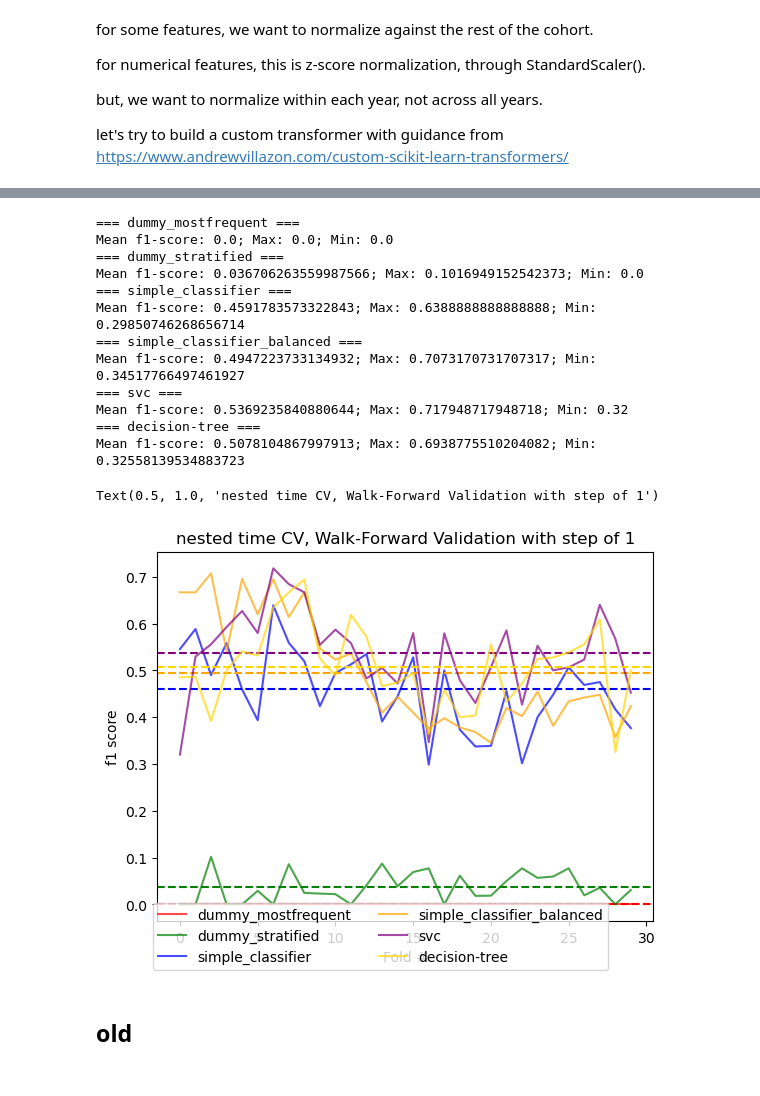
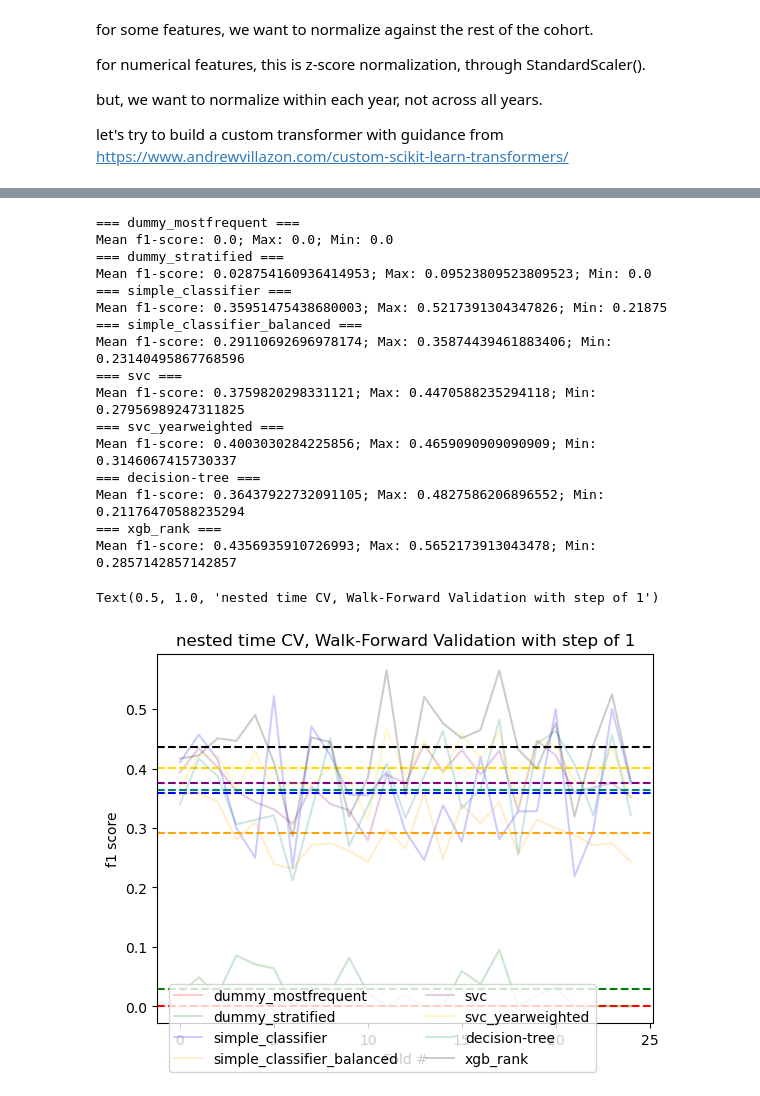
Before and after one commit to Erdos-Projects/summer26-nomination-worthy-books, a Jupyter notebook: exploratory-data-analysis/baseline_tests/model_tests_yilda.ipynb, the cells around one changed output, grey strips where cells are left out. Drawn from its saved outputs; the diff is of its cells as text; code cells hidden in the pictures.

```diff
--- a/exploratory-data-analysis/baseline_tests/model_tests_yilda.ipynb
+++ b/exploratory-data-analysis/baseline_tests/model_tests_yilda.ipynb
@@ -261,6 +261,7 @@ from sklearn.metrics import confusion_matrix
 from sklearn.metrics import f1_score
 from sklearn import svm
 from sklearn.base import clone
+import xgboost as xgb
 
 models = {
     'dummy_mostfrequent': Pipeline(steps=[
@@ -289,12 +290,17 @@ models = {
     ]
     ),
 
-            'decision-tree': Pipeline(steps=[
+            'decision_tree': Pipeline(steps=[
         ('preprocess', clone(feature_preprocessing)),
         ('tree', tree.DecisionTreeClassifier())
     ]
     ),
-
+    # xgb boost ranker with default hyperparams
+            'xgb_rank': Pipeline(steps=[
+        ('preprocess', clone(feature_preprocessing)),
+        ('xgb_rank', xgb.XGBRanker(tree_method="hist", lambdarank_num_pair_per_sample=8, objective="rank:ndcg", lambdarank_pair_method="topk"))
+    ]
+    ),
 }
 # %%
 ## implementing different time series splitting
@@ -445,7 +476,12 @@ models_2 = {
     ),
         'svc': Pipeline(steps=[
         ('preprocess', clone(feature_preprocessing)),
-        ('svc', svm.SVC())
+        ('svc', svm.SVC(kernel='rbf', class_weight='balanced'))
+    ]
+        ),
+        'svc_yearweighted': Pipeline(steps=[
+        ('preprocess', clone(feature_preprocessing)),
+        ('svc_yearweighted', svm.SVC(kernel='rbf', class_weight='balanced'))
     ]
     ),
 
@@ -454,10 +490,18 @@ models_2 = {
         ('tree', tree.DecisionTreeClassifier())
     ]
     ),
+    # xgb boost ranker with default hyperparams
+            'xgb_rank': Pipeline(steps=[
+        ('preprocess', clone(feature_preprocessing)),
+        ('xgb_rank', xgb.XGBRanker(tree_method="hist", lambdarank_num_pair_per_sample=8, objective="rank:ndcg", lambdarank_pair_method="topk"))
+    ]
+    ),
+
+
 
 }
 
-colors = ['red', 'green', 'blue', 'orange', 'purple', 'gold']
+colors = ['red', 'green', 'blue', 'orange', 'purple', 'gold', 'teal', 'black']
 
 features = numerical_features + categorical_features + list(tag_dataframe.columns) + ['release_year']
 
@@ -475,45 +519,75 @@ for name, model in models_2.items():
         book_train = fold[0]
         book_val = fold[1]
 
-        model.fit(book_train[features], book_train['target'])
 
-        ypred = model.predict(book_val[features])
+
+        if name == 'svc_yearweighted': # weight the older years less
+
+            model.fit(book_train[features], book_train['target'],
+                    svc_yearweighted__sample_weight=np.exp(-0.5*(max(book_train['release_year']) - book_train['release_year'])))
+
+            ypred = model.predict(book_val[features])
+
+        elif name == 'xgb_rank':
+
+            model.fit(book_train[features], book_train['target'], xgb_rank__qid=book_train['release_year'])
+
+            num_finalists = int(book_val['target'].sum())
+
+            ypred = model.predict(book_val[features])
+
+            # pick the top books to be finalists: check against number of finalists in the dataset
+            book_data_copy = book_val
+            book_data_copy['predicted'] = ypred
+            finalists = book_data_copy.groupby('release_year')['predicted'].nlargest(num_finalists).index.droplevel(0)
+
+            book_val['predicted'] = 0
+            book_val.loc[finalists, 'predicted'] = 1
+
+            ypred = book_val['predicted']
+
+        else:
+            model.fit(book_train[features], book_train['target'])
+
+            ypred = model.predict(book_val[features])
 
         score = f1_score(book_val['target'], ypred)
 
         scores.append(score)
 
         tn, fp, fn, tp = confusion_matrix(book_val['target'], ypred).ravel().tolist()
 
         # print(" Fold {}: f1-score of {}, tp: {}, fn: {}".format(num + 1, score, tp, fn))
 
         mean_score += score / len(windows)
 
     print("Mean f1-score: {}; Max: {}; Min: {}".format(mean_score, max(scores), min(scores)))
 
-    plt.plot(list(range(len(windows))), scores, label = name, alpha = 0.7, color=colors[i])
+    plt.plot(list(range(len(windows))), scores, label = name, alpha = 0.2, color=colors[i])
     plt.axhline(mean_score, color=colors[i], linestyle='dashed')
     i += 1
 
 plt.xlabel("Fold #")
 plt.ylabel("f1 score")
 
 fig.legend(loc="lower center", ncol = 2)
 plt.title("nested time CV, Walk-Forward Validation with step of 1")
 # %% [output]
 === dummy_mostfrequent ===
 Mean f1-score: 0.0; Max: 0.0; Min: 0.0
 === dummy_stratified ===
-Mean f1-score: 0.036706263559987566; Max: 0.1016949152542373; Min: 0.0
+Mean f1-score: 0.028754160936414953; Max: 0.09523809523809523; Min: 0.0
 === simple_classifier ===
-Mean f1-score: 0.4591783573322843; Max: 0.6388888888888888; Min: 0.29850746268656714
+Mean f1-score: 0.35951475438680003; Max: 0.5217391304347826; Min: 0.21875
 === simple_classifier_balanced ===
-Mean f1-score: 0.4947223733134932; Max: 0.7073170731707317; Min: 0.34517766497461927
+Mean f1-score: 0.29110692696978174; Max: 0.35874439461883406; Min: 0.23140495867768596
 === svc ===
-Mean f1-score: 0.5369235840880644; Max: 0.717948717948718; Min: 0.32
+Mean f1-score: 0.3759820298331121; Max: 0.4470588235294118; Min: 0.27956989247311825
+=== svc_yearweighted ===
+Mean f1-score: 0.4003030284225856; Max: 0.4659090909090909; Min: 0.3146067415730337
 === decision-tree ===
-Mean f1-score: 0.5078104867997913; Max: 0.6938775510204082; Min: 0.32558139534883723
+Mean f1-score: 0.36437922732091105; Max: 0.4827586206896552; Min: 0.21176470588235294
+=== xgb_rank ===
+Mean f1-score: 0.4356935910726993; Max: 0.5652173913043478; Min: 0.2857142857142857
 Text(0.5, 1.0, 'nested time CV, Walk-Forward Validation with step of 1')
-[figure, old version]
+[figure, new version]
-# %% [markdown]
-## old
```
Also changed, not shown: parts of 10 cells of this notebook.
